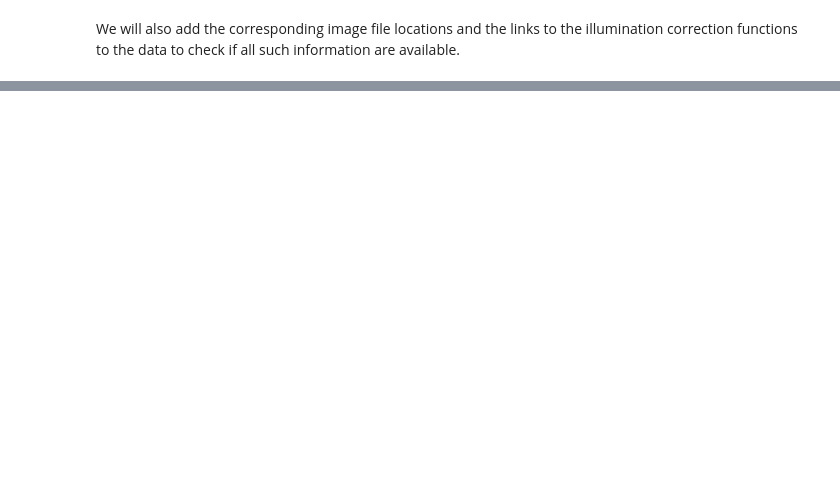
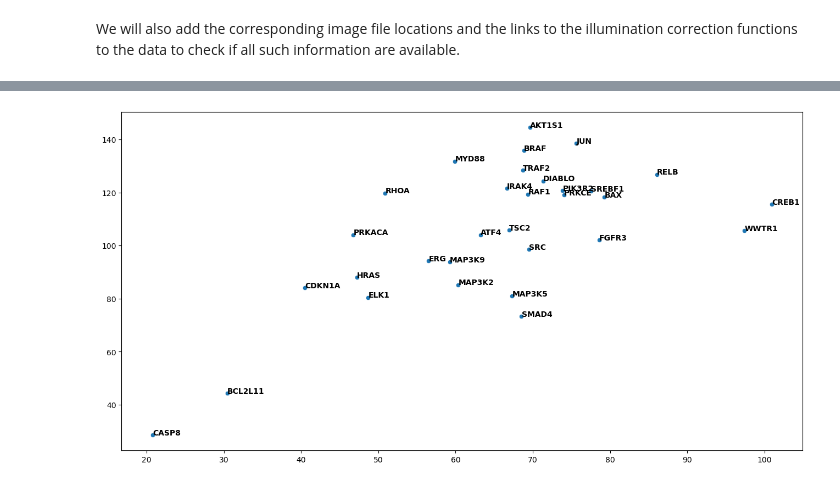
Before and after one commit to dpaysan/jump_datasets, a Jupyter notebook: data_exploration.ipynb, the cells around one changed output, grey strips where cells are left out. Cells and saved outputs as stored; diff of their text form; code cells hidden in the pictures; blank space fills up the shorter version.

```diff
--- a/data_exploration.ipynb
+++ b/data_exploration.ipynb
@@ -337,0 +444,14 @@ True
+# %%
+rohban_nuclei_counts = (
+    rohban_md.groupby("Image_Metadata_GeneSymbol").mean().Image_Count_Nuclei
+)
+
+jump_nuclei_counts = all_img_data.groupby("Metadata_Symbol").mean().Count_Nuclei
+
+nuclei_counts = pd.merge(
+    rohban_nuclei_counts,
+    jump_nuclei_counts,
+    right_index=True,
+    left_index=True,
+)
+nuclei_counts.columns = ["avg_nuclei_count_rohban", "avg_nuclei_count_jump"]
@@ -337,0 +460,28 @@ True
+# %%
+tmp = nuclei_counts.loc[set(nuclei_counts.index).intersection(specific_targets)]
+
+fig, ax = plt.subplots(figsize=[16, 8])
+ax = sns.scatterplot(
+    data=tmp,
+    x="avg_nuclei_count_rohban",
+    y="avg_nuclei_count_jump",
+    ax=ax,
+)
+
+# ax.set_xlabel("Rohban et al. 2017")
+# ax.set_ylabel("JUMP CPG2022")
+ax.set_xlabel("")
+ax.set_ylabel("")
+
+for line in range(0, tmp.shape[0]):
+    ax.text(
+        tmp.avg_nuclei_count_rohban[line] + 0.01,
+        tmp.avg_nuclei_count_jump[line],
+        tmp.index[line],
+        horizontalalignment="left",
+        size="medium",
+        color="black",
+        weight="semibold",
+    )
+# %% [output]
+[figure, added]
```
Also changed, not shown: parts of 50 cells of this notebook, 1 other file.
